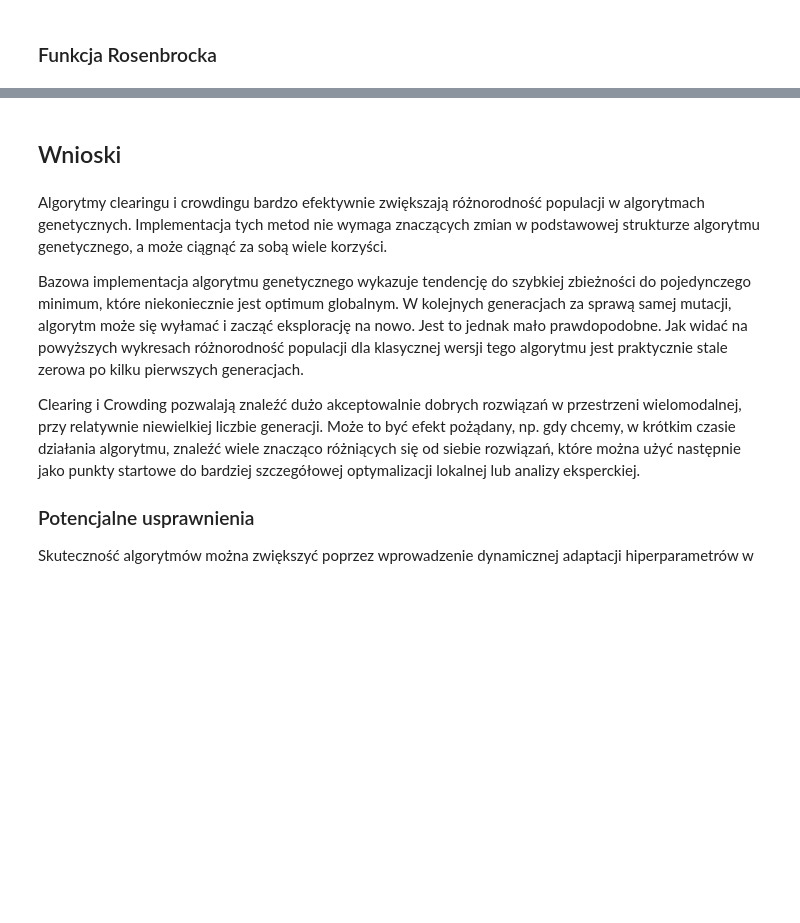
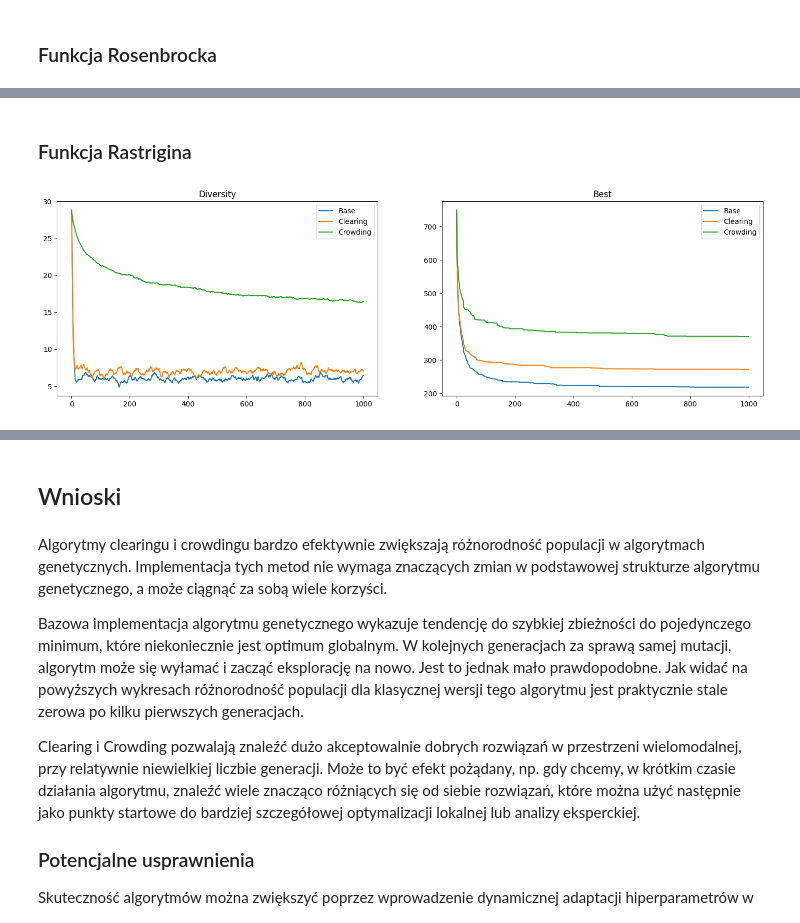
Before and after one commit to pekoraptor/clearing-crowding, a Jupyter notebook: docs/main.ipynb, the cells around one changed output, grey strips where cells are left out. Saved outputs shown, nothing was run; the diff lists cells and outputs as text; code cells hidden in the pictures; blank space fills up the shorter version.

```diff
--- a/docs/main.ipynb
+++ b/docs/main.ipynb
@@ -251,0 +277,9 @@ plt_multiple_plots_side_by_side([diversities, best_scores], legend, titles=["Div
+# %% [markdown]
+### Funkcja Rastrigina
+# %%
+legend = ["Base", "Clearing", "Crowding"]
+diversities, _, best_scores, _ = compare_diversity_best(rastrigin, 50)
+
+plt_multiple_plots_side_by_side([diversities, best_scores], legend, titles=["Diversity", "Best"])
+# %% [output]
+[figure, added]
```
Also changed, not shown: parts of 18 cells of this notebook, 2 other files.
